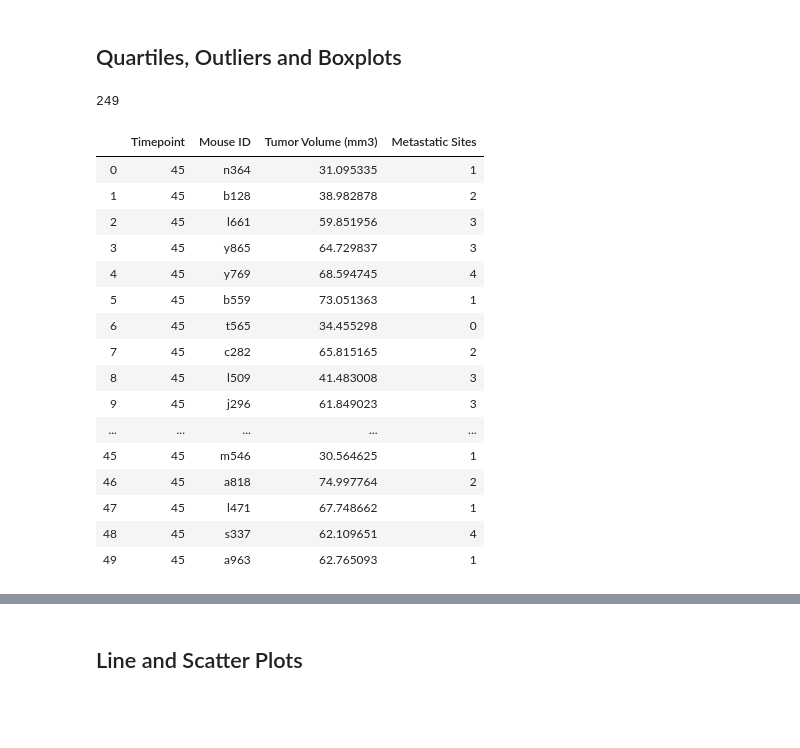
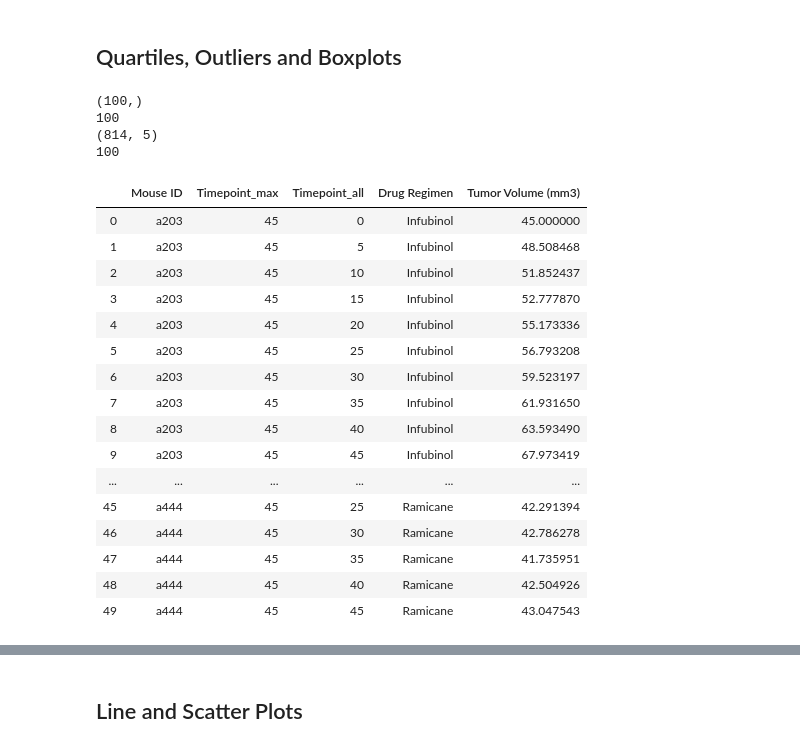
Before and after one commit to eobianyor/Matplotlib-project, a Jupyter notebook: Pymaceuticals/pymaceuticals_starter.ipynb, the cells around one changed output, grey strips where cells are left out. Drawn from its saved outputs; the diff is of its cells as text; code cells hidden in the pictures; blank space fills up the shorter version.

```diff
--- a/Pymaceuticals/pymaceuticals_starter.ipynb
+++ b/Pymaceuticals/pymaceuticals_starter.ipynb
@@ -324,17 +325,36 @@ for drug in Regimen1_List:
                                                  (metadata_studyresults['Drug Regimen']=="Ramicane") |
                                                  (metadata_studyresults['Drug Regimen']=="Infubinol") |
                                                  (metadata_studyresults['Drug Regimen']=="Ceftamin")]
-# Regimen_4_BoxPlot['Mouse ID'].nunique()
+Regimen_4_BoxPlot['Mouse ID'].nunique()
+Regimen_4_BoxPlot
 
 # Get the max timepoint for each Mouse ID
 maxTimept_df = Regimen_4_BoxPlot.groupby("Mouse ID")['Timepoint'].max()
-maxTimept_df.count()
-# maxTimept_df["Mouse ID"]
+print(maxTimept_df.shape)
+print(maxTimept_df.count())
+# print(maxTimept_df['Timepoint'].max)
+# print(maxTimept_df['Timepoint'].min)
+maxTimept_df
+
+metadata_studyresults
+
+# Merge this group df with the original dataframe to get the tumor volume at the last timepoint
+MicemaxTimept = pd.merge(maxTimept_df, metadata_studyresults, how='left', on=['Mouse ID'], suffixes=('_max', '_all'))
+MicemaxTimept_df = MicemaxTimept.loc[:,['Mouse ID', 'Timepoint_max', 'Timepoint_all', 'Drug Regimen', 'Tumor Volume (mm3)']]
+# # FINAL_Boxplot_df = MicemaxTimept_df.loc[(MicemaxTimept_df ["Timepoint_max"]==["Timepoint_all"])]
+print(MicemaxTimept_df.shape)
+print(MicemaxTimept_df["Mouse ID"].nunique())
+MicemaxTimept_df.head(50)
+
+#OR-----------------
 
 # # Merge this group df with the original dataframe to get the tumor volume at the last timepoint
-MicemaxTimept_df = pd.merge(maxTimept_df, study_results, how='inner', on='Timepoint')
-print(MicemaxTimept_df["Mouse ID"].nunique())
-MicemaxTimept_df.head(50)
+# MicemaxTimept = pd.merge(maxTimept_df, study_results, how='left', on=['Mouse ID'], suffixes=('_max', '_all'))
+# # MicemaxTimept_df = MicemaxTimept.loc[:,['Mouse ID', 'Timepoint_max', 'Timepoint_all', 'Tumor Volume (mm3)']]
+# # FINAL_Boxplot_df = MicemaxTimept_df.loc[(MicemaxTimept_df ["Timepoint_max"]==["Timepoint_all"])]
+# print(MicemaxTimept.shape)
+# print(MicemaxTimept["Mouse ID"].nunique())
+# MicemaxTimept
 
 # ------------------------------------------------------------------------------------------------------------
 # For_Boxplot_df = metadata_studyresults.loc[:, ["Mouse ID", "Drug Regimen", "Timepoint", "Tumor Volume (mm3)"]]
@@ -391,50 +411,53 @@ MicemaxTimept_df.head(50)
 # # ------------------------------------------------------------------------------------------------------------
 #     DrugRegimen_df = metadata_studyresults[metadata_studyresults.Mouse ID == mouse]
 # indvMouse_df.head()
 # Mouse_List = metadata_studyresults['Mouse ID'].unique()
 # type(Mouse_List)
 # # Start by getting the last (greatest) timepoint for each mouse
 # for mouse in Mouse_List:
 #     indvMouse_df = metadata_studyresults[metadata_studyresults.Mouse ID == mouse]
 # indvMouse_df.head()
 # #     All_schs_Read70plus_df = school_and_student_data_complete[school_and_student_data_complete.reading_score>=70]
 # Timepoint_df = metadata_studyresults.copy()
 # # Timepoint_df = Timepoint_df.set_index("Mouse ID")
 # # Timepoint_gb = Timepoint_df.groupby(["Mouse ID"]).max()
 # # Timepoint_gb.head(50)
 # Timepoint_df.loc[lambda Timepoint_df: Timepoint_df['Timepoint'] == 40]
 
 
 # # --------------------------------------------------------------------------------------
 # # Create necessary lists/dicts
 # maxTimepoint_Dict = {}
 # maxTimepoint = []
 # totalNoMice = []
 
 # for mouse in Mouse_List:
 #     maxTimepoint.append(metadata_studyresults.Timepoint.max())
 # #     totalNoMice.append(Regimen_MouseID_Dict[drug].unique())
 # maxTimepoint
 # # --------------------------------------------------------------------------------------
 # # Merge this group df with the original dataframe to get the tumor volume at the last timepoint
 # %% [output]
-249
+(100,)
+100
+(814, 5)
+100
-|  | Timepoint | Mouse ID | Tumor Volume (mm3) | Metastatic Sites |
-| 0 | 45 | n364 | 31.095335 | 1 |
-| 1 | 45 | b128 | 38.982878 | 2 |
-| 2 | 45 | l661 | 59.851956 | 3 |
-| 3 | 45 | y865 | 64.729837 | 3 |
-| 4 | 45 | y769 | 68.594745 | 4 |
-| 5 | 45 | b559 | 73.051363 | 1 |
-| 6 | 45 | t565 | 34.455298 | 0 |
-| 7 | 45 | c282 | 65.815165 | 2 |
-| 8 | 45 | l509 | 41.483008 | 3 |
-| 9 | 45 | j296 | 61.849023 | 3 |
-| ... | ... | ... | ... | ... |
-| 45 | 45 | m546 | 30.564625 | 1 |
-| 46 | 45 | a818 | 74.997764 | 2 |
-| 47 | 45 | l471 | 67.748662 | 1 |
-| 48 | 45 | s337 | 62.109651 | 4 |
-| 49 | 45 | a963 | 62.765093 | 1 |
+|  | Mouse ID | Timepoint_max | Timepoint_all | Drug Regimen | Tumor Volume (mm3) |
+| 0 | a203 | 45 | 0 | Infubinol | 45.000000 |
+| 1 | a203 | 45 | 5 | Infubinol | 48.508468 |
+| 2 | a203 | 45 | 10 | Infubinol | 51.852437 |
+| 3 | a203 | 45 | 15 | Infubinol | 52.777870 |
+| 4 | a203 | 45 | 20 | Infubinol | 55.173336 |
+| 5 | a203 | 45 | 25 | Infubinol | 56.793208 |
+| 6 | a203 | 45 | 30 | Infubinol | 59.523197 |
+| 7 | a203 | 45 | 35 | Infubinol | 61.931650 |
+| 8 | a203 | 45 | 40 | Infubinol | 63.593490 |
+| 9 | a203 | 45 | 45 | Infubinol | 67.973419 |
+| ... | ... | ... | ... | ... | ... |
+| 45 | a444 | 45 | 25 | Ramicane | 42.291394 |
+| 46 | a444 | 45 | 30 | Ramicane | 42.786278 |
+| 47 | a444 | 45 | 35 | Ramicane | 41.735951 |
+| 48 | a444 | 45 | 40 | Ramicane | 42.504926 |
+| 49 | a444 | 45 | 45 | Ramicane | 43.047543 |
 # %%
 # Put treatments into a list for for loop (and later for plot labels)
```
Also changed, not shown: parts of 7 cells of this notebook.
